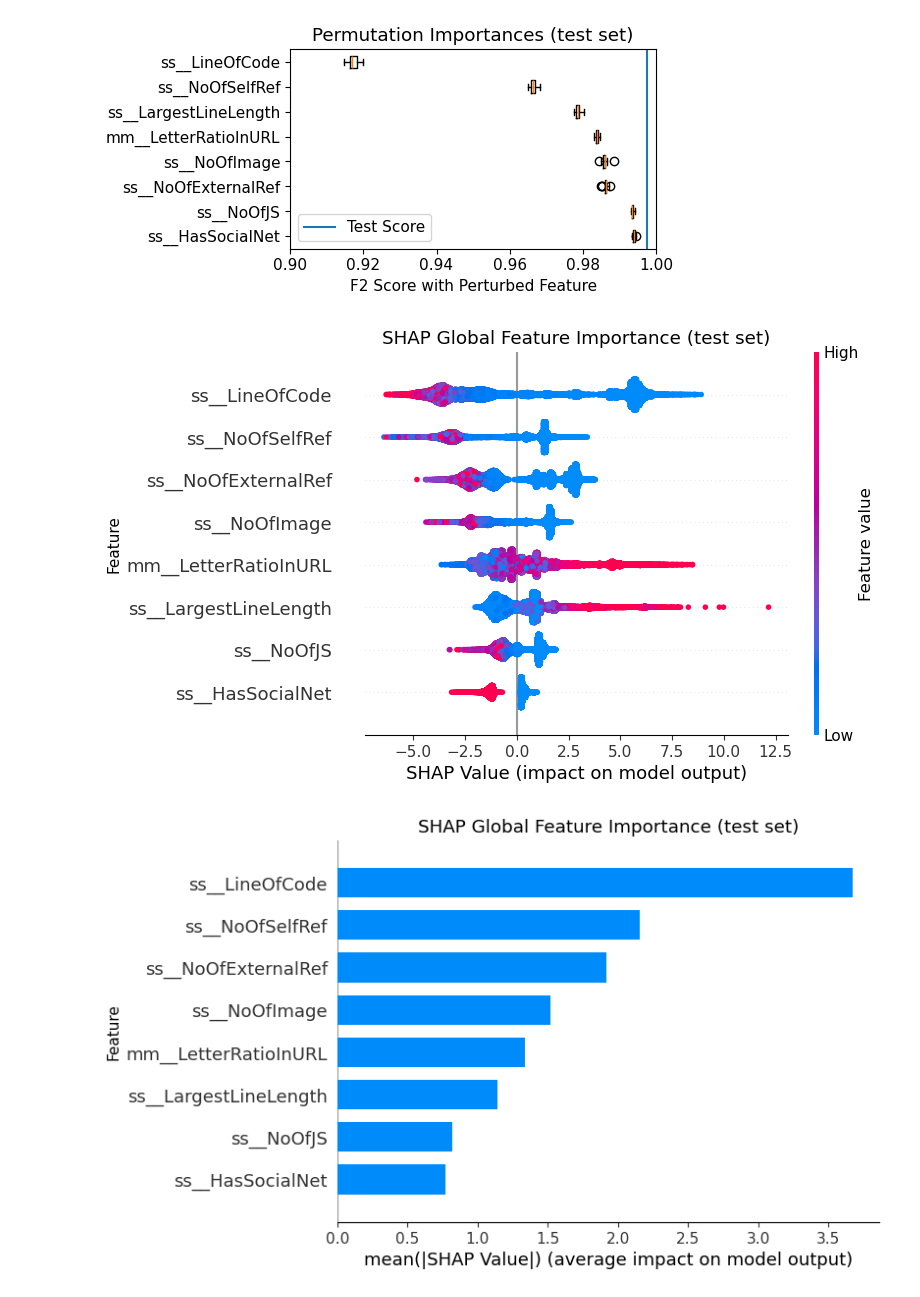
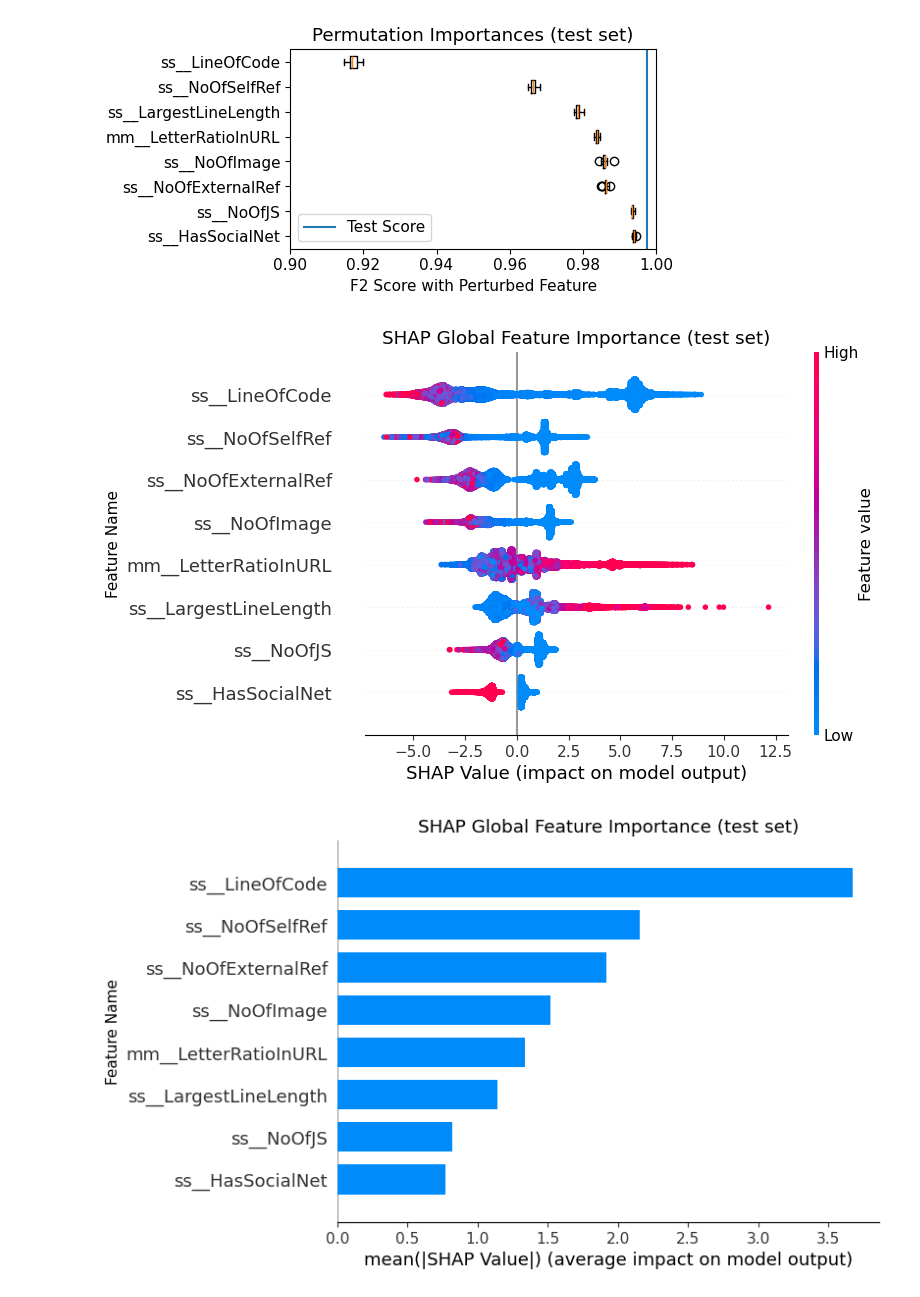
Before and after one commit to plestz/phishing_url_detection, a Jupyter notebook: src/analysis.ipynb, the cells around one changed output. Cells and saved outputs as stored; diff of their text form; code cells hidden in the pictures.

```diff
--- a/src/analysis.ipynb
+++ b/src/analysis.ipynb
@@ -166,17 +166,17 @@ shap_values = xgbc_explainer.shap_values(xgbc_model_results['X_test_preprocessed
 # %%
 shap.summary_plot(shap_values, xgbc_model_results['X_test_preprocessed'][best_xgbc_index], show = False)
 
 plt.xlabel('SHAP Value (impact on model output)')
-plt.ylabel('Feature')
+plt.ylabel('Feature Name')
 plt.title('SHAP Global Feature Importance (test set)')
 plt.show()
 
 shap.summary_plot(shap_values, xgbc_model_results['X_test_preprocessed'][best_xgbc_index], plot_type = 'bar', show = False)
 
 plt.xlabel('mean(|SHAP Value|) (average impact on model output)')
-plt.ylabel('Feature')
+plt.ylabel('Feature Name')
 plt.title('SHAP Global Feature Importance (test set)')
 plt.show()
 # %% [output]
-[figure, old version]
+[figure, new version]
-[figure, old version]
+[figure, new version]
```
Also changed, not shown: parts of 1 cell of this notebook.
